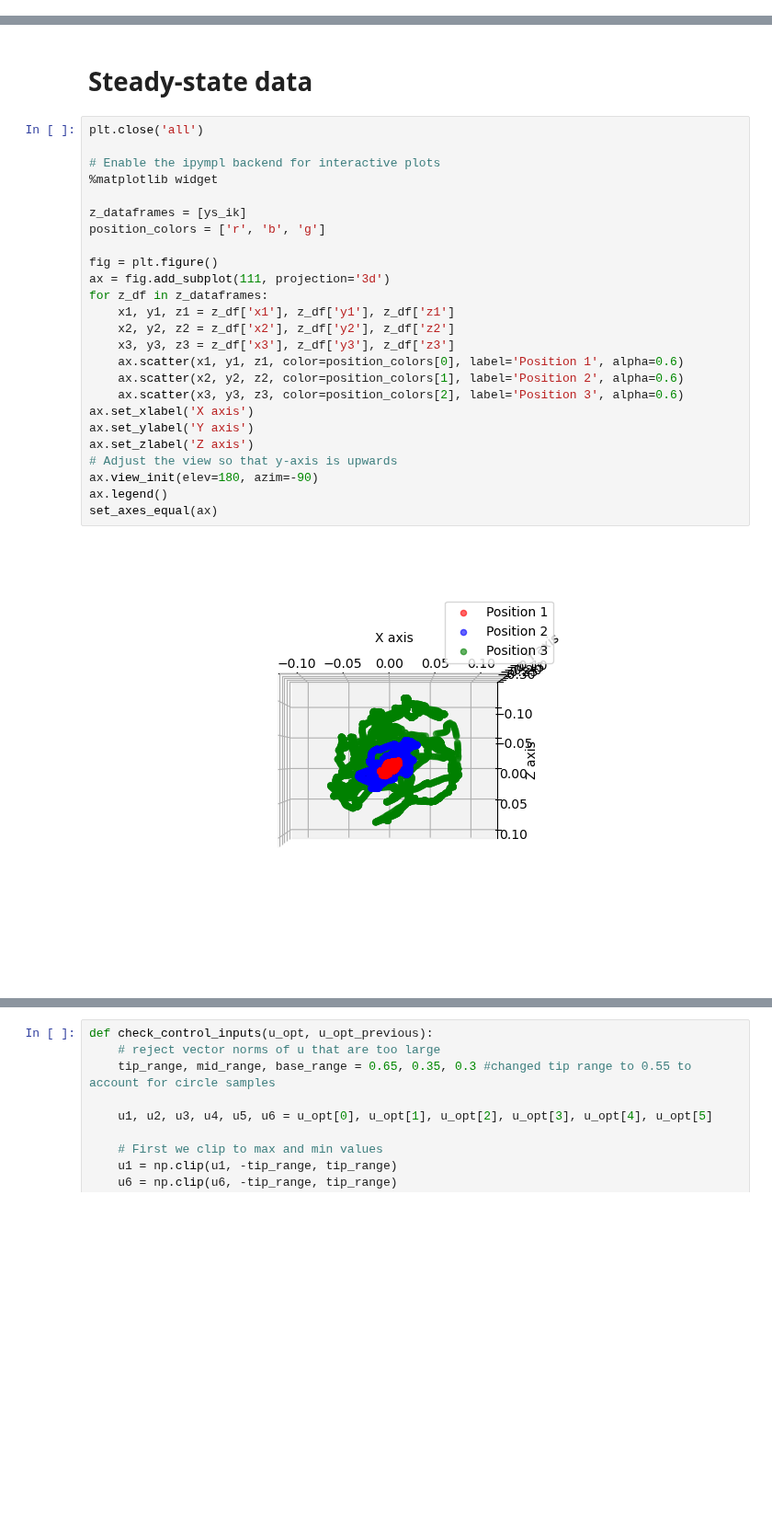
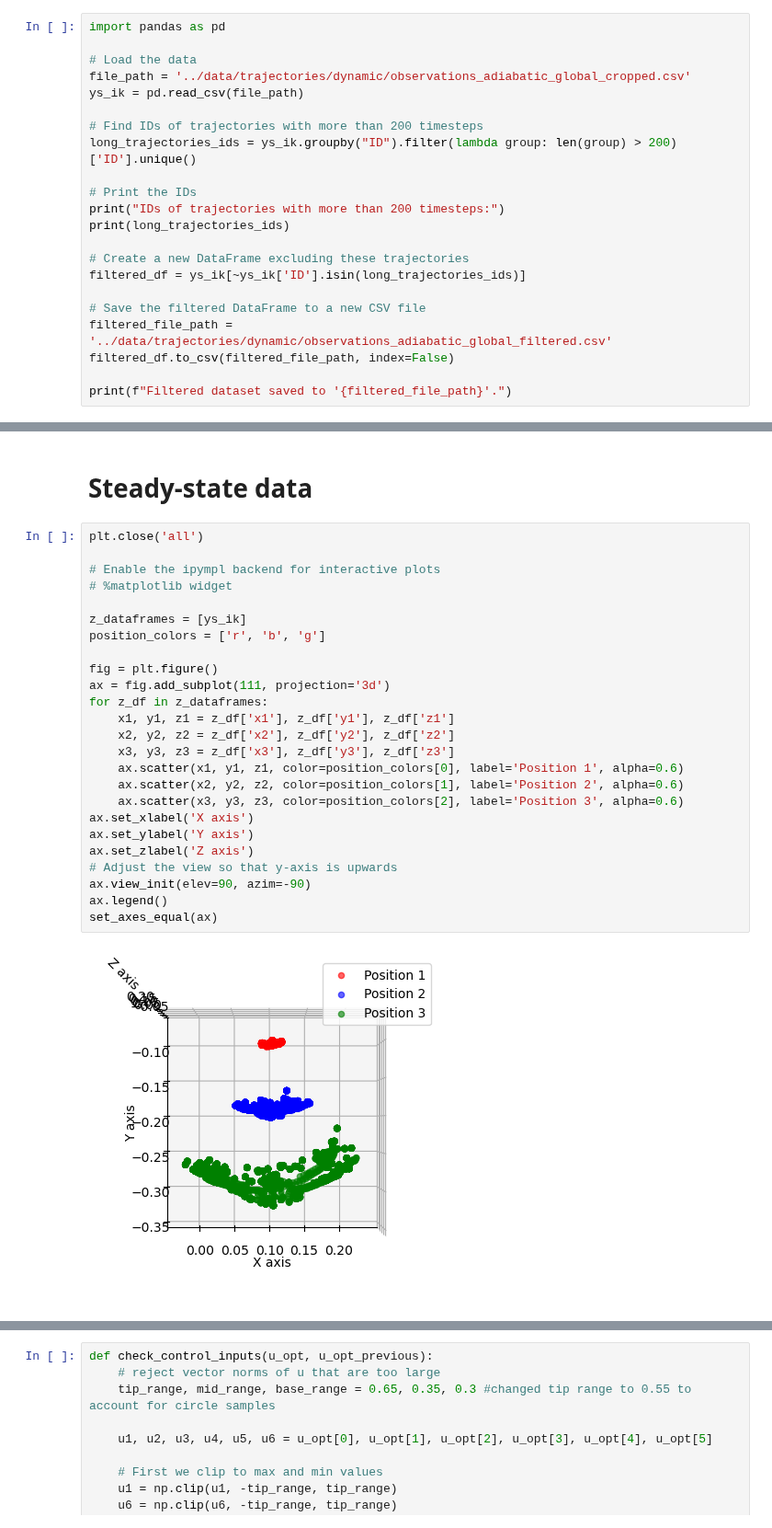
Before and after one commit to StanfordASL/trunk-stack, a Jupyter notebook: stack/main/scripts/data_visualization.ipynb, the cells around one changed output, grey strips where cells are left out. Shown at 92% size. Cells and saved outputs as stored; diff of their text form; blank space fills up the shorter version.

Commit message:
visualized adiabatic step data

```diff
--- a/stack/main/scripts/data_visualization.ipynb
+++ b/stack/main/scripts/data_visualization.ipynb
@@ -49,0 +102,22 @@ len(ys_ik)
+# %%
+import pandas as pd
+
+# Load the data
+file_path = '../data/trajectories/dynamic/observations_adiabatic_global_cropped.csv'
+ys_ik = pd.read_csv(file_path)
+
+# Find IDs of trajectories with more than 200 timesteps
+long_trajectories_ids = ys_ik.groupby("ID").filter(lambda group: len(group) > 200)['ID'].unique()
+
+# Print the IDs
+print("IDs of trajectories with more than 200 timesteps:")
+print(long_trajectories_ids)
+
+# Create a new DataFrame excluding these trajectories
+filtered_df = ys_ik[~ys_ik['ID'].isin(long_trajectories_ids)]
+
+# Save the filtered DataFrame to a new CSV file
+filtered_file_path = '../data/trajectories/dynamic/observations_adiabatic_global_filtered.csv'
+filtered_df.to_csv(filtered_file_path, index=False)
+
+print(f"Filtered dataset saved to '{filtered_file_path}'.")
@@ -80,30 +172,30 @@ def set_axes_equal(ax):
 # %%
 plt.close('all')
 
 # Enable the ipympl backend for interactive plots
-%matplotlib widget
+# %matplotlib widget
 
 z_dataframes = [ys_ik]
 position_colors = ['r', 'b', 'g']
 
 fig = plt.figure()
 ax = fig.add_subplot(111, projection='3d')
 for z_df in z_dataframes:
     x1, y1, z1 = z_df['x1'], z_df['y1'], z_df['z1']
     x2, y2, z2 = z_df['x2'], z_df['y2'], z_df['z2']
     x3, y3, z3 = z_df['x3'], z_df['y3'], z_df['z3']
     ax.scatter(x1, y1, z1, color=position_colors[0], label='Position 1', alpha=0.6)
     ax.scatter(x2, y2, z2, color=position_colors[1], label='Position 2', alpha=0.6)
     ax.scatter(x3, y3, z3, color=position_colors[2], label='Position 3', alpha=0.6)
 ax.set_xlabel('X axis')
 ax.set_ylabel('Y axis')
 ax.set_zlabel('Z axis')
 # Adjust the view so that y-axis is upwards
-ax.view_init(elev=180, azim=-90)
+ax.view_init(elev=90, azim=-90)
 ax.legend()
 set_axes_equal(ax)
 # %% [output]
-[figure, old version]
+[figure, new version]
 # %%
 plt.figure()
 plt.plot(x3)
```
Also changed, not shown: parts of 10 cells of this notebook, 2 other files.
